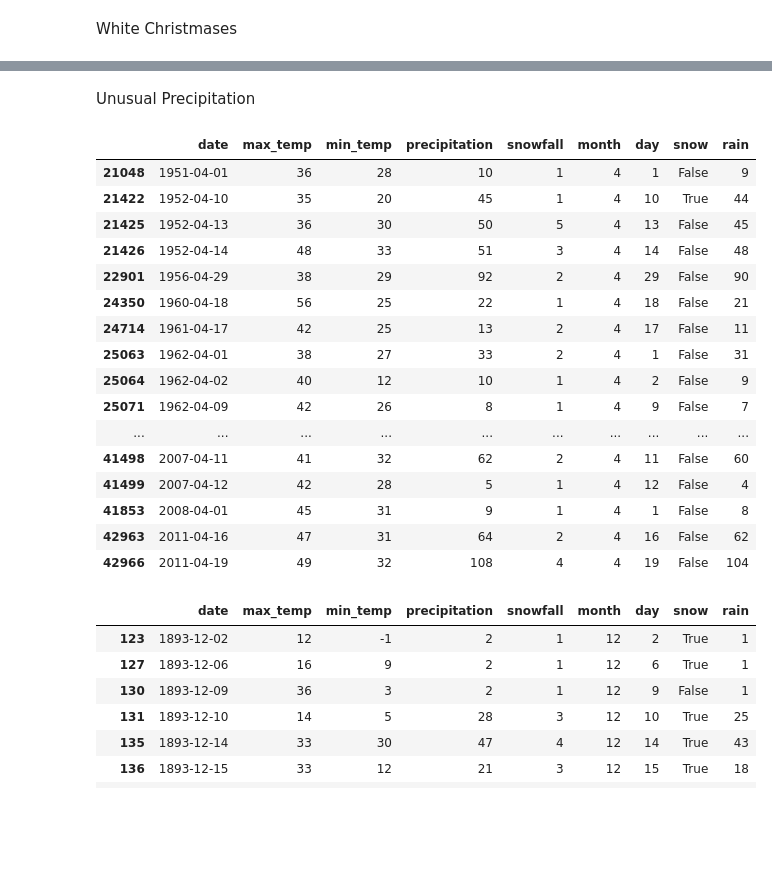
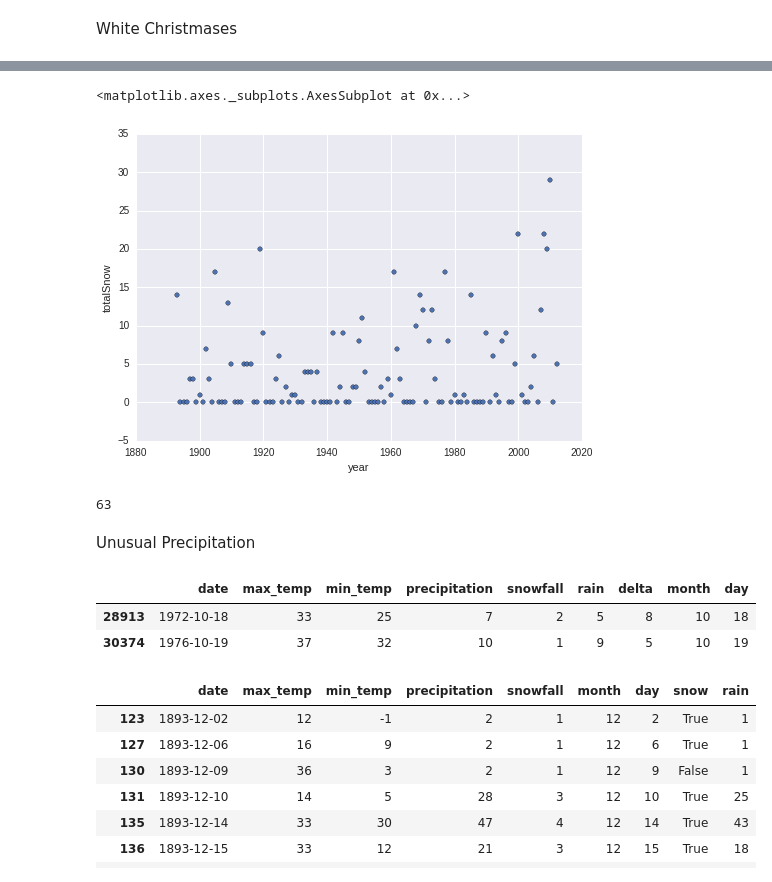
Before and after one commit to harrmi02/MachineLearning, a Jupyter notebook: Weather.ipynb, the cells around one changed output, grey strips where cells are left out. Cells and saved outputs as stored; diff of their text form; code cells hidden in the pictures; blank space fills up the shorter version.

```diff
--- a/Weather.ipynb
+++ b/Weather.ipynb
@@ -172,3 +140,6 @@ final.plot(kind='scatter', x='dailyChangeLow', y='precipitation', alpha = 0.6)
 # %% [output]
 <matplotlib.axes._subplots.AxesSubplot at 0x...>
 [figure]
+# %%
+final.sort('month', inplace = True)
+sbn.violinplot(x=final.date.dt.month, y=(final.max_temp + final.min_temp)/2)
@@ -229,0 +188,15 @@ final[(final.month == 12) & (final.day == 25) & (final.snow)]
+# %%
+#alternative
+final.sort('date', inplace = True)
+final['totalSnow'] = 0
+inches = 0
+
+for index, row in final.iterrows():
+    inches += row['snowfall']
+    if row['max_temp'] > 32:
+        inches -= (row['max_temp'] - 32) * 0.25
+    if inches < 0:
+        inches = 0
+    final.set_value(index, 'totalSnow', inches)
+
+final.totalSnow.plot()
@@ -230,25 +206,23 @@ final[(final.month == 12) & (final.day == 25) & (final.snow)]
+# %%
+final['year'] = final.date.dt.year
+c = final[(final.month == 12) & (final.day == 25)]
+
+c.plot(kind='scatter', x='year', y = 'totalSnow')
+# %% [output]
+<matplotlib.axes._subplots.AxesSubplot at 0x...>
+[figure, added]
+# %%
+len(final[(final.totalSnow > 0) & (final.month == 12) & (final.day == 25)])
+# %% [output]
+63
 # %% [markdown]
 Unusual Precipitation
 # %%
-final[(final.snowfall > 0) & (final.month > 3) & (final.month < 11)]
+final[(final.snowfall > 0) & (final.month > 4) & (final.month < 11)]
 # %% [output]
-|  | date | max_temp | min_temp | precipitation | snowfall | month | day | snow | rain |
-| 21048 | 1951-04-01 | 36 | 28 | 10 | 1 | 4 | 1 | False | 9 |
-| 21422 | 1952-04-10 | 35 | 20 | 45 | 1 | 4 | 10 | True | 44 |
-| 21425 | 1952-04-13 | 36 | 30 | 50 | 5 | 4 | 13 | False | 45 |
-| 21426 | 1952-04-14 | 48 | 33 | 51 | 3 | 4 | 14 | False | 48 |
-| 22901 | 1956-04-29 | 38 | 29 | 92 | 2 | 4 | 29 | False | 90 |
-| 24350 | 1960-04-18 | 56 | 25 | 22 | 1 | 4 | 18 | False | 21 |
-| 24714 | 1961-04-17 | 42 | 25 | 13 | 2 | 4 | 17 | False | 11 |
-| 25063 | 1962-04-01 | 38 | 27 | 33 | 2 | 4 | 1 | False | 31 |
-| 25064 | 1962-04-02 | 40 | 12 | 10 | 1 | 4 | 2 | False | 9 |
-| 25071 | 1962-04-09 | 42 | 26 | 8 | 1 | 4 | 9 | False | 7 |
-| ... | ... | ... | ... | ... | ... | ... | ... | ... | ... |
-| 41498 | 2007-04-11 | 41 | 32 | 62 | 2 | 4 | 11 | False | 60 |
-| 41499 | 2007-04-12 | 42 | 28 | 5 | 1 | 4 | 12 | False | 4 |
-| 41853 | 2008-04-01 | 45 | 31 | 9 | 1 | 4 | 1 | False | 8 |
-| 42963 | 2011-04-16 | 47 | 31 | 64 | 2 | 4 | 16 | False | 62 |
-| 42966 | 2011-04-19 | 49 | 32 | 108 | 4 | 4 | 19 | False | 104 |
+|  | date | max_temp | min_temp | precipitation | snowfall | rain | delta | month | day |
+| 28913 | 1972-10-18 | 33 | 25 | 7 | 2 | 5 | 8 | 10 | 18 |
+| 30374 | 1976-10-19 | 37 | 32 | 10 | 1 | 9 | 5 | 10 | 19 |
 # %%
 final[(final.rain > 0) & ((final.month < 2) | (final.month > 11))]
 # %% [output]
```
Also changed, not shown: parts of 14 cells of this notebook.
